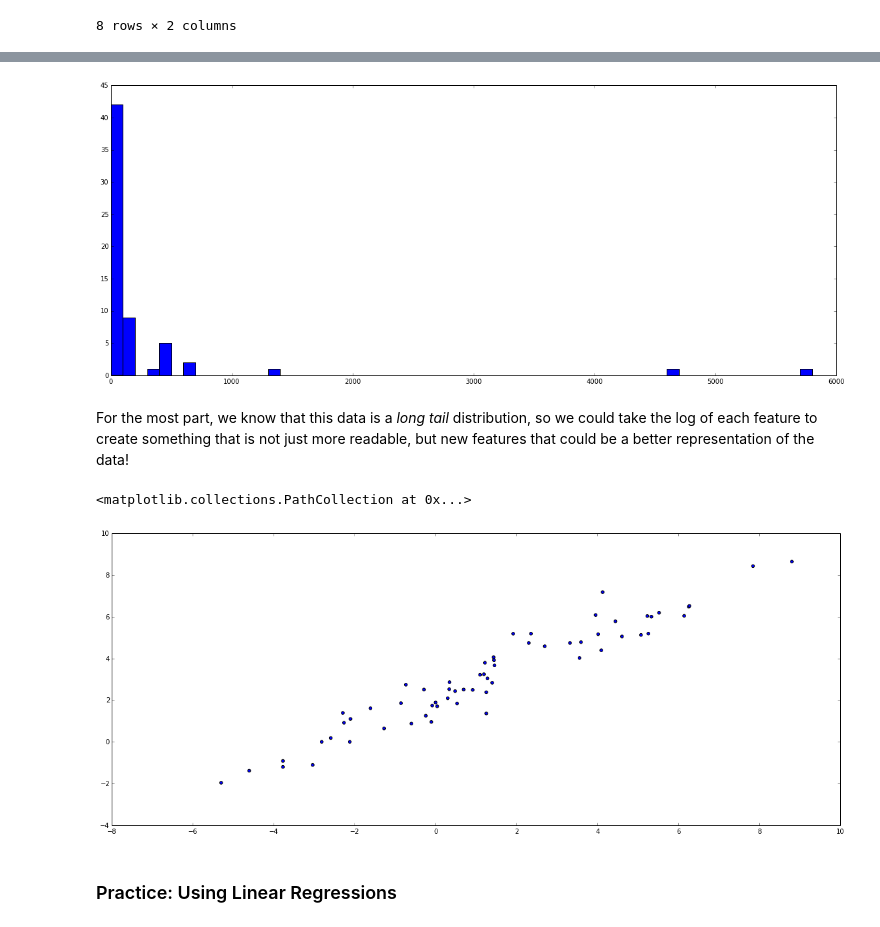
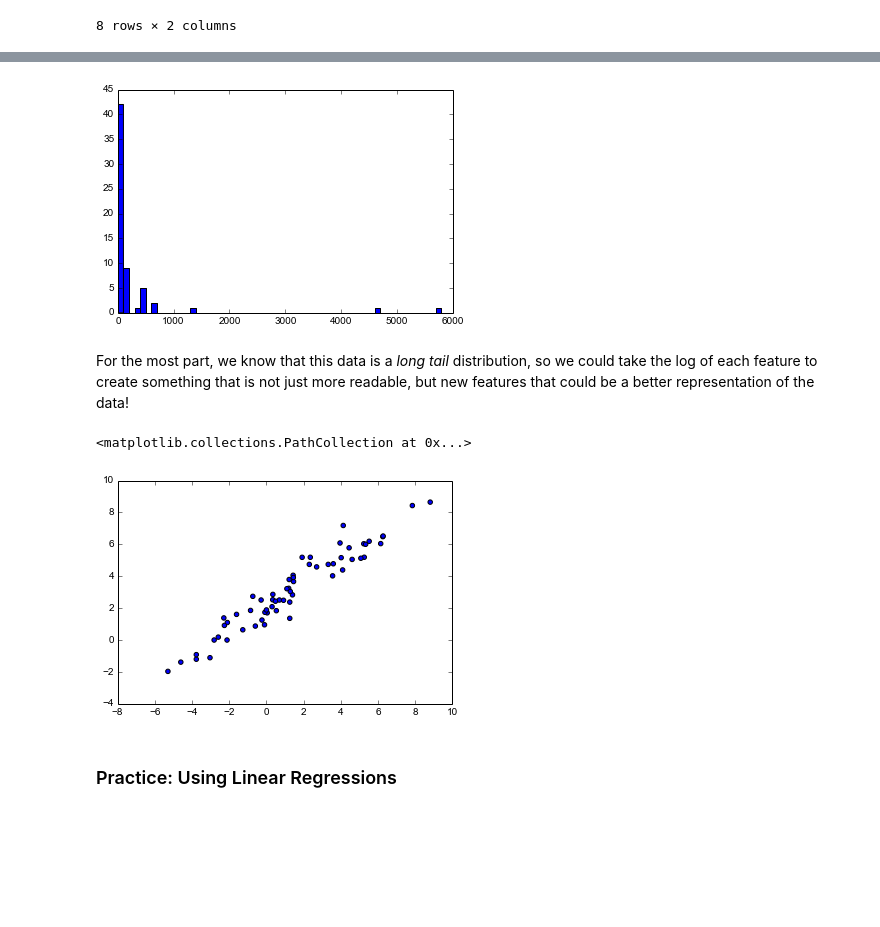
Before and after one commit to khnlimit/DS_HK_2, a Jupyter notebook: notebooks/05 - Linear Regression.ipynb, the cells around one changed output, grey strips where cells are left out. Saved outputs shown, nothing was run; the diff lists cells and outputs as text; code cells hidden in the pictures; blank space fills up the shorter version.

```diff
--- a/notebooks/05 - Linear Regression.ipynb
+++ b/notebooks/05 - Linear Regression.ipynb
@@ -286,14 +286,14 @@ plt.show()
 # %%
-figure(figsize=(20,8))
+# figure(figsize=(20,8))
 plt.hist(mammals['brain'], bins=range(0, 10000, 100))
 plt.show()
 # %% [output]
-[figure, old version]
+[figure, new version]
 # %% [markdown]
 For the most part, we know that this data is a _long tail_ distribution, so we could take the log of each feature to create something that is not just more readable, but new features that could be a better representation of the data!
 # %%
 from numpy import log
-figure(figsize=(20,8))
+# figure(figsize=(20,8))
 
 mammals['log_body'] = log(mammals['body'])
 mammals['log_brain'] = log(mammals['brain'])
@@ -301,7 +301,7 @@ mammals['log_brain'] = log(mammals['brain'])
 plt.scatter(mammals['log_body'], mammals['log_brain'])
 # %% [output]
 <matplotlib.collections.PathCollection at 0x...>
-[figure, old version]
+[figure, new version]
 # %% [markdown]
 ### Practice: Using Linear Regressions
 # %%
```
Also changed, not shown: parts of 6 cells of this notebook.
